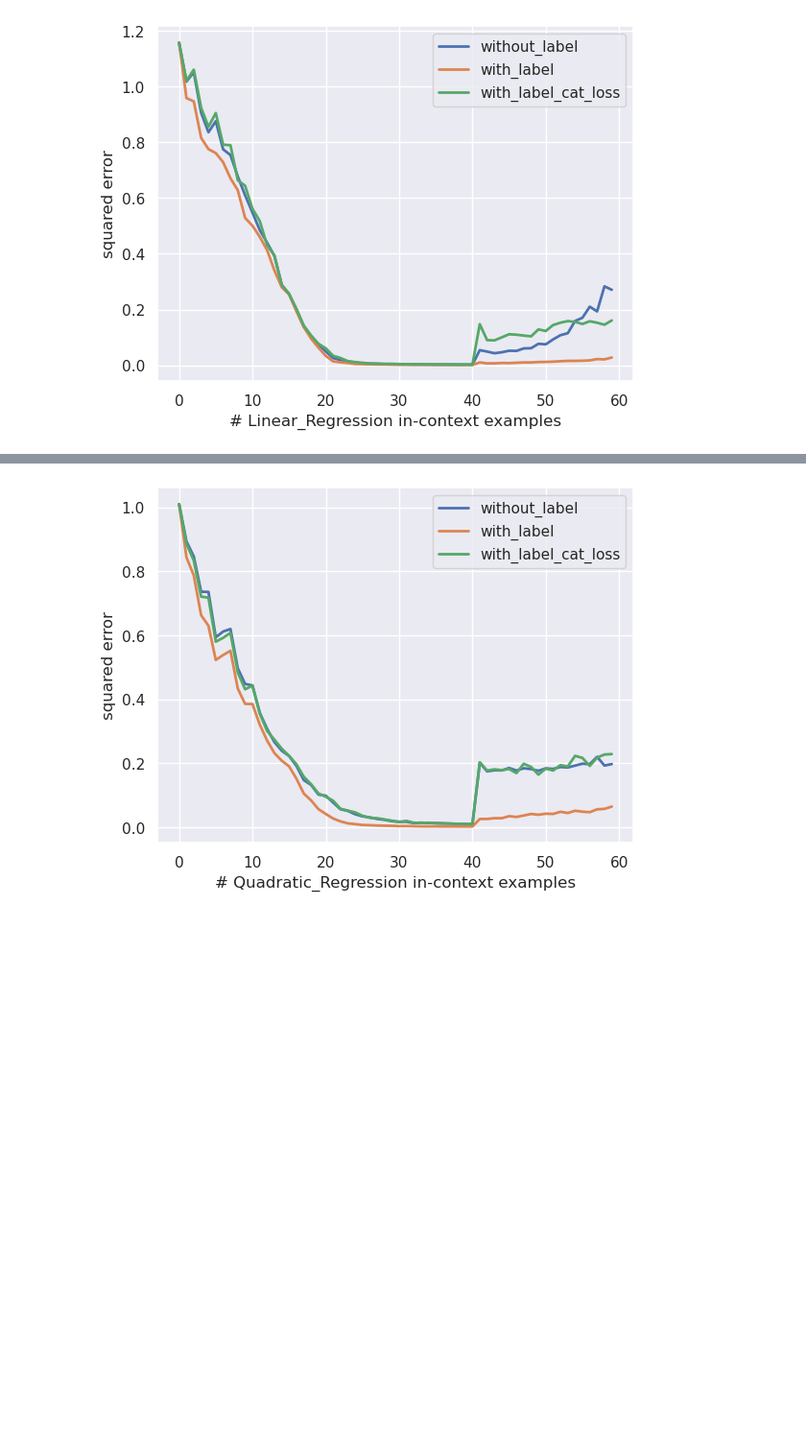
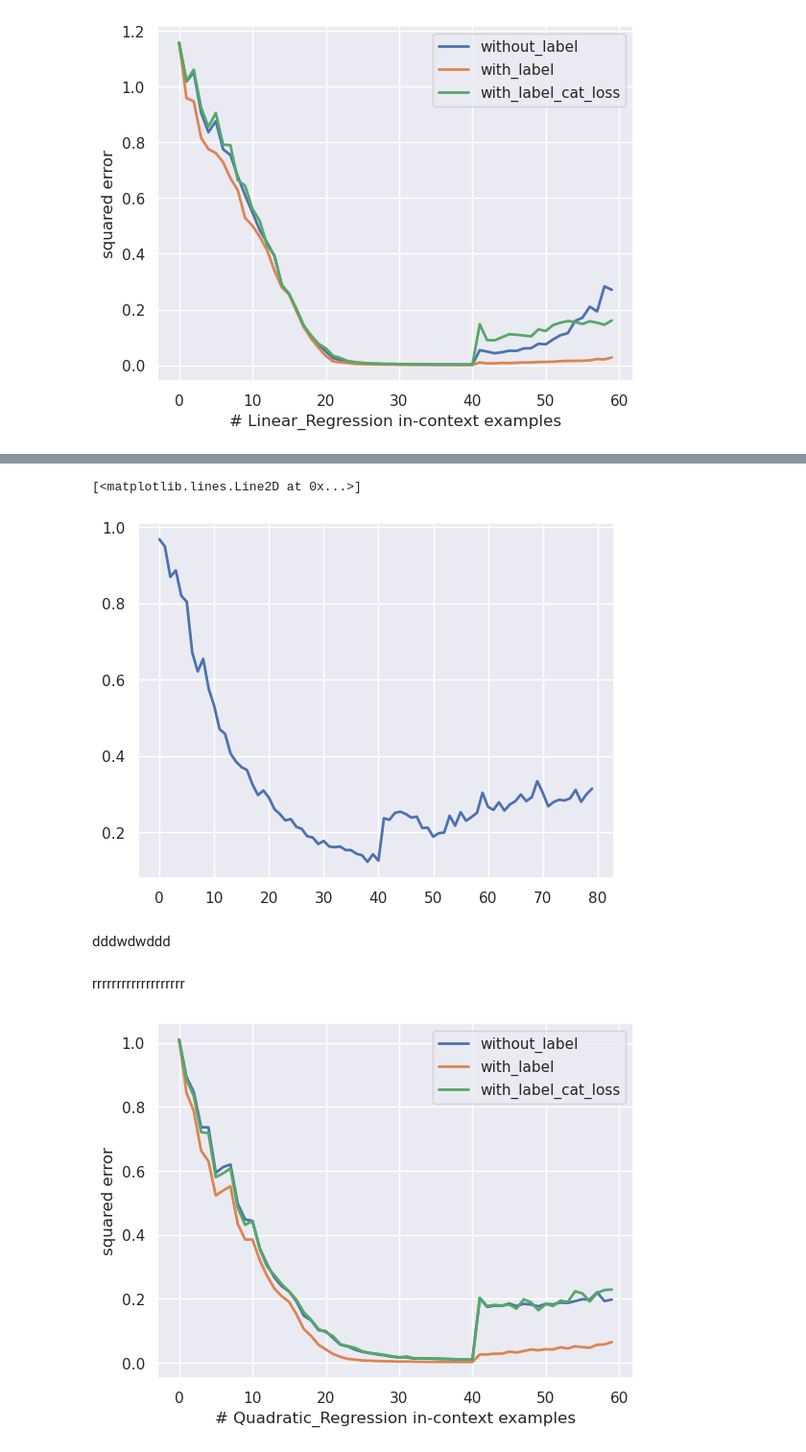
Before and after one commit to aia00/LLM_Archive, a Jupyter notebook: GPT2/experiments/ICL_24_2/mycode/categorical_loss/src/my_eval.ipynb, the cells around one changed output, grey strips where cells are left out. Shown at 96% size. Saved outputs shown, nothing was run; the diff lists cells and outputs as text; code cells hidden in the pictures; blank space fills up the shorter version.

Commit message:
new conf

```diff
--- a/GPT2/experiments/ICL_24_2/mycode/categorical_loss/src/my_eval.ipynb
+++ b/GPT2/experiments/ICL_24_2/mycode/categorical_loss/src/my_eval.ipynb
@@ -122,4 +124,5 @@ plt.show()
 # %%
+model_without_label, conf = get_parrallel_model_from_run(run_path_without_label)
 n_dims = conf.model.n_dims
 batch_size = conf.training.batch_size  * 20
 
@@ -153,6 +154,7 @@ NameError: name 'plt' is not defined
 # %%
+model_without_label, conf = get_parrallel_model_from_run(run_path_without_label)
 n_dims = conf.model.n_dims
-batch_size = conf.training.batch_size * 20
+batch_size = conf.training.batch_size  * 20
 
 data_sampler = get_data_sampler(conf.training.data, n_dims)
 task_sampler = get_task_sampler(
@@ -161,3 +163,23 @@ task_sampler = get_task_sampler(
     batch_size,
     **conf.training.task_kwargs
 )
+# %%
+model_without_label, conf = get_parrallel_model_from_run(run_path_without_label)
+model_without_label = model_without_label.to(device)
+task = task_sampler()
+
+xs= data_sampler.sample_xs(b_size=batch_size, n_points=80).to(device)
+ys = task.evaluate(xs).to(device)
+
+with torch.no_grad():
+    pred_without_label = model_without_label(xs, ys)
+
+metric_without_label = task.get_metric()
+loss_without_label = metric_without_label(pred_without_label, ys).cpu().numpy()
+# %%
+plt.plot(loss_without_label.mean(axis=0)/20, lw=2, label="without_label")
+# %% [output]
+[<matplotlib.lines.Line2D at 0x...>]
+[figure, added]
+# %% [markdown]
+dddwdwddd
@@ -164,3 +213,5 @@ task_sampler = get_task_sampler(
+# %% [markdown]
+rrrrrrrrrrrrrrrrrrr
 # %%
 task = task_sampler()
 
```
Also changed, not shown: parts of 6 cells of this notebook, 5 other files.
